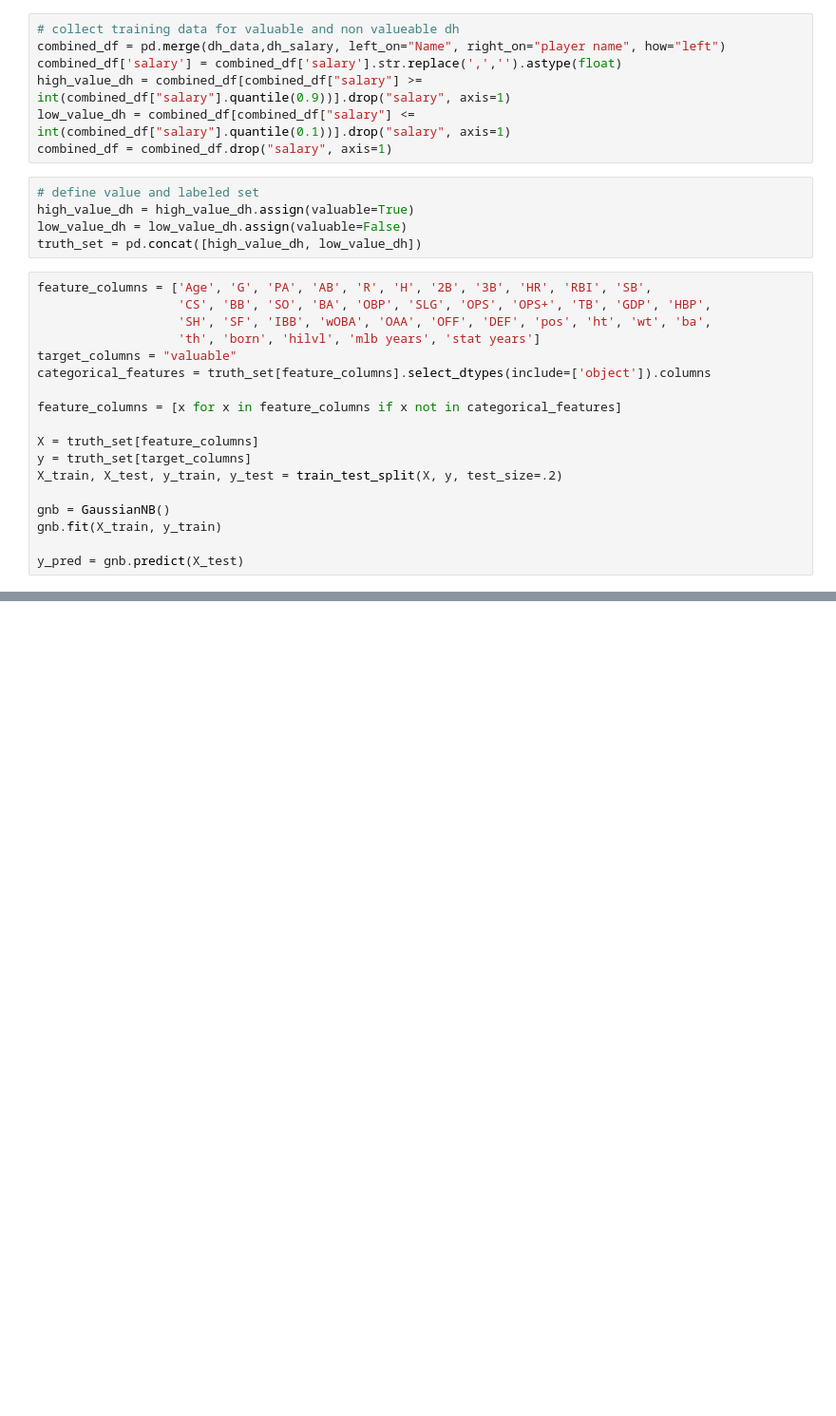
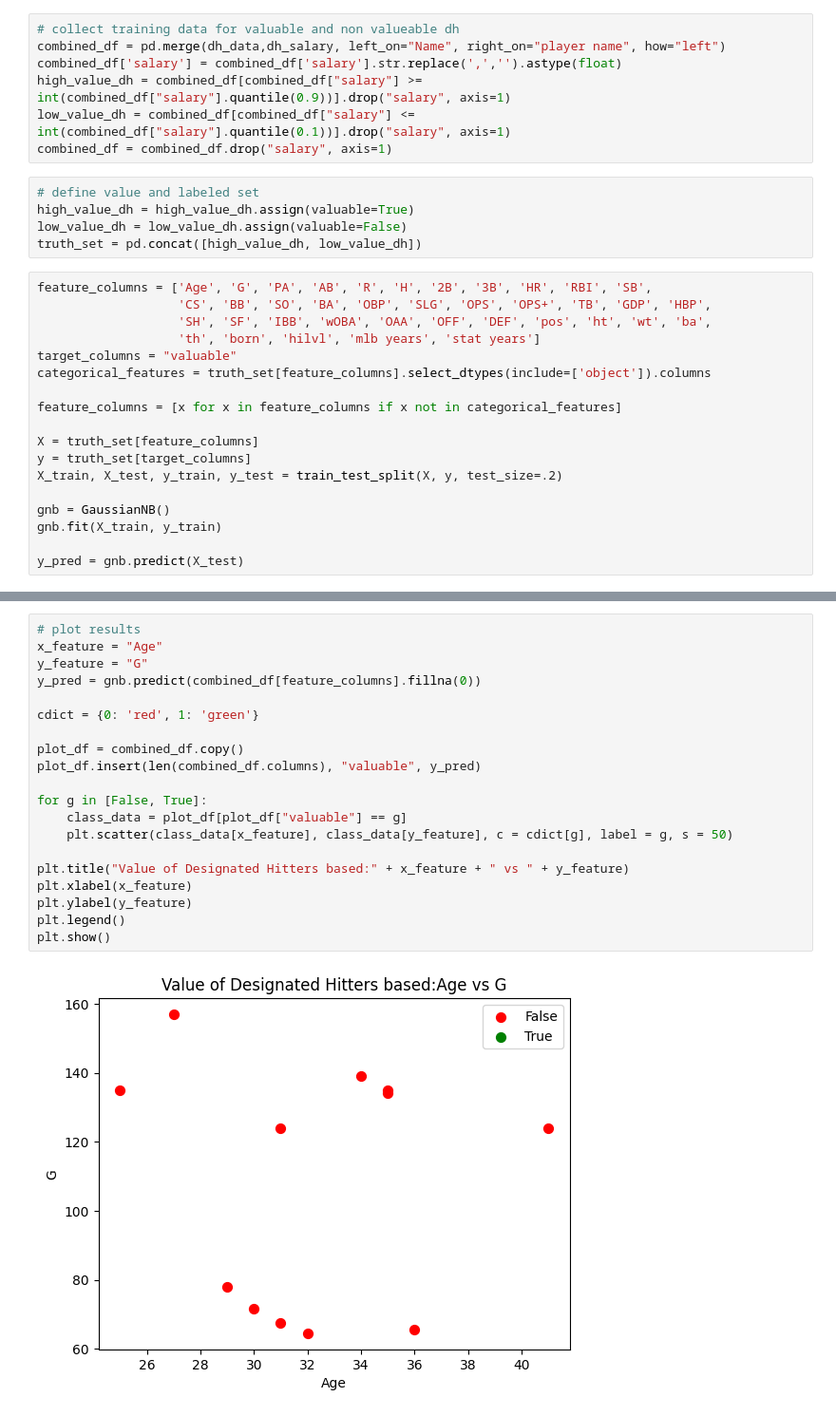
Before and after one commit to filip-r-casey/Data-mining-DH, a Jupyter notebook: DH_Classifier.ipynb, the cells around one changed output, grey strips where cells are left out. Shown at 95% size. Cells and saved outputs as stored; diff of their text form; blank space fills up the shorter version.

```diff
--- a/DH_Classifier.ipynb
+++ b/DH_Classifier.ipynb
@@ -80,0 +117,22 @@ array([False, False, False, False, False, False, False, False, False,
+# %%
+# plot results
+x_feature = "Age"
+y_feature = "G"
+y_pred = gnb.predict(combined_df[feature_columns].fillna(0))
+
+cdict = {0: 'red', 1: 'green'}
+
+plot_df = combined_df.copy()
+plot_df.insert(len(combined_df.columns), "valuable", y_pred)
+
+for g in [False, True]:
+    class_data = plot_df[plot_df["valuable"] == g]
+    plt.scatter(class_data[x_feature], class_data[y_feature], c = cdict[g], label = g, s = 50)
+
+plt.title("Value of Designated Hitters based:" + x_feature + " vs " + y_feature)
+plt.xlabel(x_feature)
+plt.ylabel(y_feature)
+plt.legend()
+plt.show()
+# %% [output]
+[figure, added]
```
Also changed, not shown: parts of 5 cells of this notebook, 7 other files.
